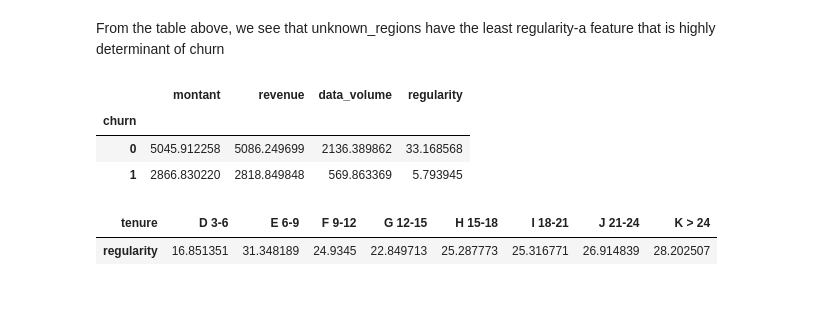
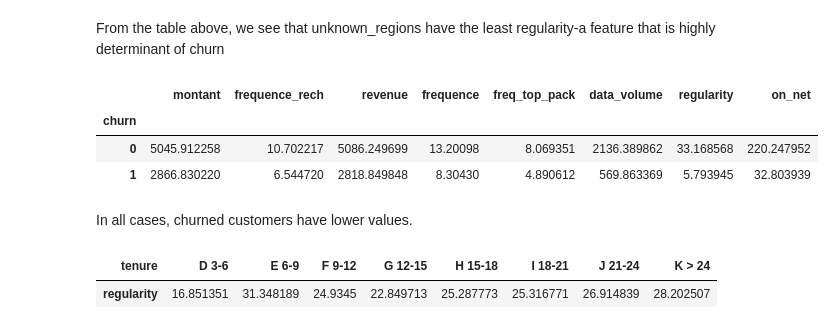
Before and after one commit to oladipod/telecom_churn, a Jupyter notebook: Customer_Churn_Prediction.ipynb, the cells around one changed output. Saved outputs shown, nothing was run; the diff lists cells and outputs as text; code cells hidden in the pictures; blank space fills up the shorter version.

```diff
--- a/Customer_Churn_Prediction.ipynb
+++ b/Customer_Churn_Prediction.ipynb
@@ -232,6 +242,7 @@ train['tenure'] = train['tenure'].fillna(mode_train[0])
 test['tenure'].fillna(test['tenure'].mode()[0], inplace = True)
 # %%
 train['tenure'] = train['tenure'].str.replace('month', '')
+test['tenure'] = test['tenure'].str.replace('month', '')
 # %%
 # missing values in region and top_pack will be coded as a new category "Unknown_Region" and 'Unknown_topack'
 train['region'].fillna('Unknown_region', inplace = True)
@@ -250,6 +261,7 @@ for dataset in datasets:
     dataset.loc[dataset['top_pack'].str.contains('mixt', case = False), 'top_pack'] = 'Call_Data'
 # %%
 train.loc[~train['top_pack'].isin(['Call', 'Data', 'Call_Data', 'Unknown_topack']), 'top_pack'] = 'Others'
+test.loc[~test['top_pack'].isin(['Call', 'Data', 'Call_Data', 'Unknown_topack']), 'top_pack'] = 'Others'
 # %%
 train.head(20)
 # %% [output]
@@ -335,12 +347,15 @@ train[['region', 'montant', 'revenue', 'arpu_segment', 'data_volume', 'regularit
 # %% [markdown]
 From the table above, we see that unknown_regions have the least regularity-a feature that is highly determinant of churn
 # %%
-train[['churn', 'montant', 'revenue', 'data_volume', 'regularity']].groupby('churn').mean()
+train[['churn', 'montant', 'frequence_rech','revenue', 'frequence', 'freq_top_pack',
+       'data_volume', 'regularity', 'on_net']].groupby('churn').mean()
 # %% [output]
-|  | montant | revenue | data_volume | regularity |
-| churn |  |  |  |  |
-| 0 | 5045.912258 | 5086.249699 | 2136.389862 | 33.168568 |
-| 1 | 2866.830220 | 2818.849848 | 569.863369 | 5.793945 |
+|  | montant | frequence_rech | revenue | frequence | freq_top_pack | data_volume | regularity | on_net |
+| churn |  |  |  |  |  |  |  |  |
+| 0 | 5045.912258 | 10.702217 | 5086.249699 | 13.20098 | 8.069351 | 2136.389862 | 33.168568 | 220.247952 |
+| 1 | 2866.830220 | 6.544720 | 2818.849848 | 8.30430 | 4.890612 | 569.863369 | 5.793945 | 32.803939 |
+# %% [markdown]
+In all cases, churned customers have lower values.
 # %%
 train[['tenure', 'regularity']].groupby('tenure').mean().T
 # %% [output]
```
Also changed, not shown: parts of 77 cells of this notebook.
